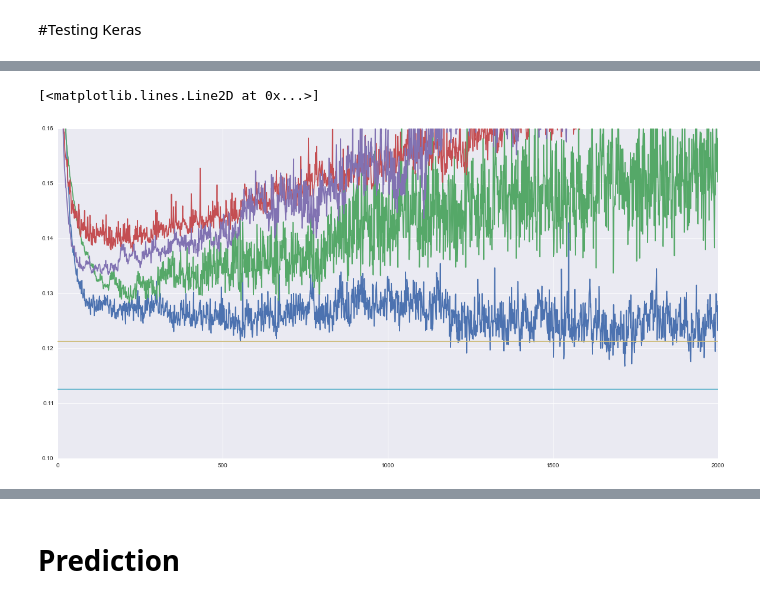
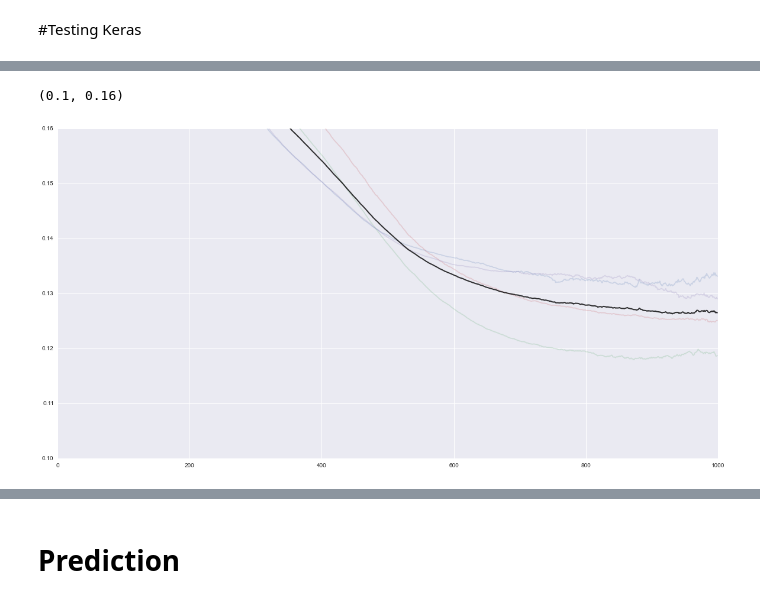
Before and after one commit to JasonTam/fb4, a Jupyter notebook: src/predict.ipynb, the cells around one changed output, grey strips where cells are left out. Saved outputs shown, nothing was run; the diff lists cells and outputs as text; code cells hidden in the pictures.

```diff
--- a/src/predict.ipynb
+++ b/src/predict.ipynb
@@ -217,7 +300,8 @@ clf = ExtraTreesClassifier(bootstrap=False,
 # clf = GradientBoostingClassifier(n_estimators=1000)
 # %%
 ## TRYING OUT RFE
-clf.fit(X5, y)
+X4 = [count_feats[b.bidder_id] for b in train_bidders]
+clf.fit(X4, y)
 # %% [output]
 ExtraTreesClassifier(bootstrap=False, class_weight=None, criterion='entropy',
            max_depth=None, max_features=32, max_leaf_nodes=None,
@@ -469,0 +642,4 @@ X_post.shape
+# %%
+print X_post.shape
+dims = X_post.shape[1]
+nb_classes = y_enc.shape[1]
@@ -512,32 +733,47 @@ def build_model(input_dim, output_dim):
 #     adadelta = Adadelta(lr=1.0, rho=0.95, epsilon=1e-6)
 #     model.compile(loss='categorical_crossentropy', optimizer='rmsprop')
 #     return model
+# %%
+class LossHistory(Callback):
+    def on_train_begin(self, logs={}):
+        self.losses = []
+
+    def on_batch_end(self, batch, logs={}):
+        pass
+
+    def on_epoch_end(self, epoch, logs={}):
+        self.losses.append(logs.get('val_loss'))
+history = LossHistory()
 # %%
 scores_keras = []
 losses_list = []
+k = 4
+skf = StratifiedKFold(y, n_folds=k, random_state=np.random.randint(0,100))
 for ii, (train, valid) in enumerate(skf):
-    print('---'*20)
-    print('Fold', ii)
-    print('---'*20)
+    history = LossHistory()
+#     print('---'*20)
+    print 'Fold %d' % ii,
+#     print('---'*20)
     X_train = X_post[train]
     X_valid = X_post[valid]
     Y_train = y_enc[train]
     Y_valid = y_enc[valid]
     y_valid = y[valid]
 
-    print("Building model...")
+    print "Building model..",
     dims = X_train.shape[1]
     nb_classes = y_enc.shape[1]
     model = build_model(dims, nb_classes)
 
-    print("Training model...")
+    print "Training model..",
 
-    losses_list.append(model.fit(X_train, Y_train, nb_epoch=2000, batch_size=512,
+    losses_list.append(model.fit(X_train, Y_train, nb_epoch=1000, batch_size=2048,
+                                 callbacks=[history],
                                  validation_data=(X_valid, Y_valid), verbose=0))
     valid_preds = model.predict_proba(X_valid, verbose=0)
     valid_preds = valid_preds[:, 1]
     roc = roc_auc_score(y_valid, valid_preds)
-    print("ROC:", roc)
+    print "ROC: %1.5f" % roc
     scores_keras.append(roc)
 
 #     break
@@ -564,14 +808,17 @@ Training model...
 # %%
 plt.figure(figsize=(20,10))
+sns.set_style("darkgrid")
 for score in losses_list:
-    plt.plot(score['val_loss'])
+#     plt.plot(score['val_loss'])
+    plt.plot(score.losses, alpha=0.2)
+plt.plot(np.array([ll.losses for ll in losses_list]).mean(axis=0), lw=2, c='black', alpha=0.8)
 
 plt.ylim([0.1, 0.16])
-plt.plot([0, len(score['val_loss'])], [q, q])
-plt.plot([0, len(score['val_loss'])], [qq, qq])
+# plt.plot([0, len(score['val_loss'])], [q, q])
+# plt.plot([0, len(score['val_loss'])], [qq, qq])
 # %% [output]
-[<matplotlib.lines.Line2D at 0x...>]
+(0.1, 0.16)
-[figure, old version]
+[figure, new version]
 # %%
 np.mean(scores_keras)
 # %% [output]
```
Also changed, not shown: parts of 50 cells of this notebook, 5 other files.
